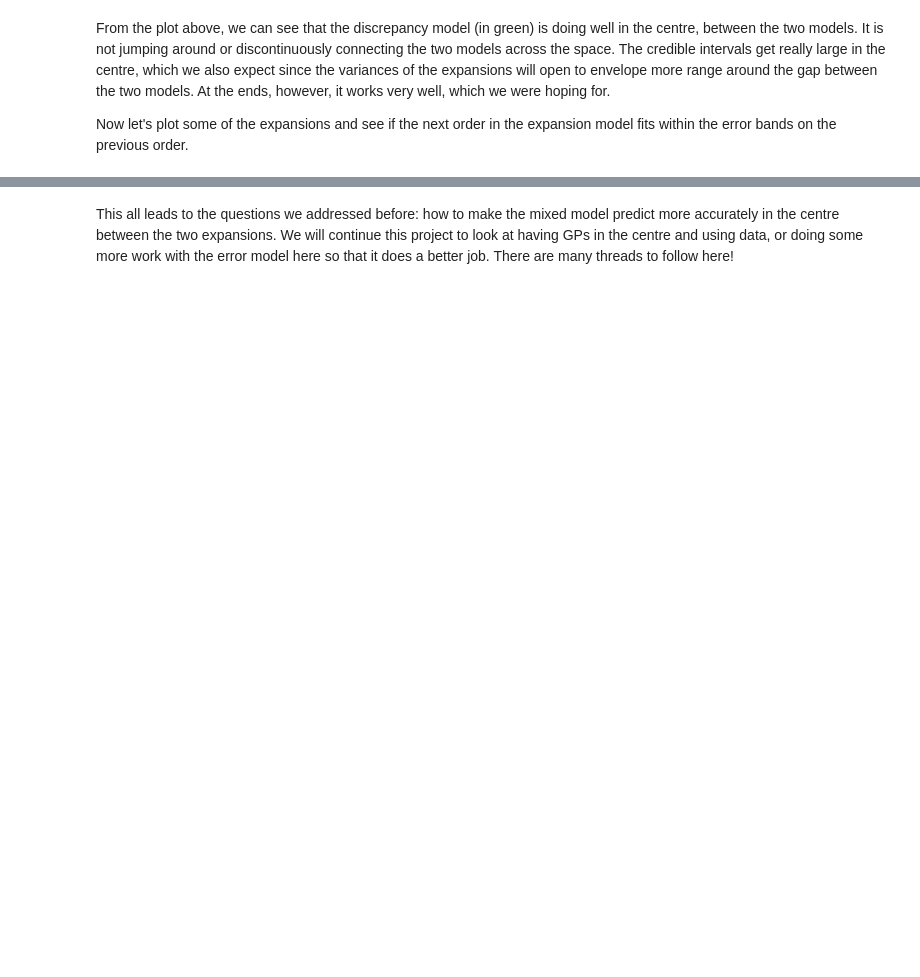
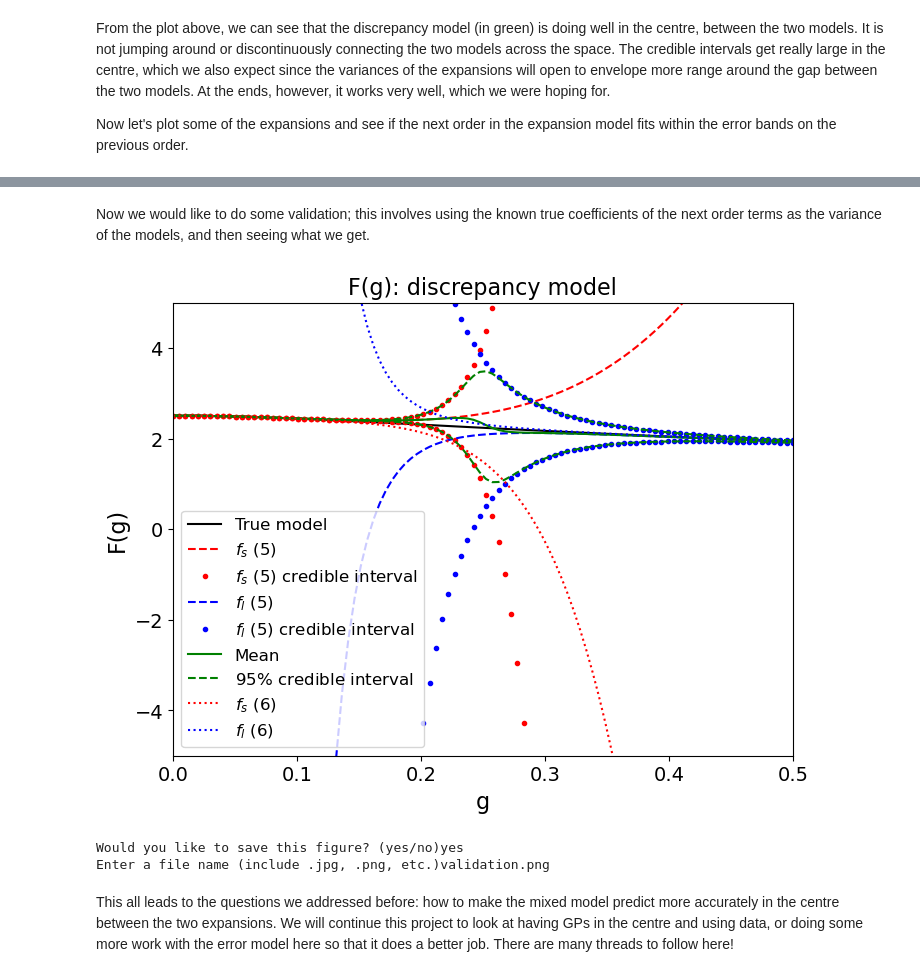
Before and after one commit to asemposki/SAMBA, a Jupyter notebook: Interactive_BMM_Sandbox.ipynb, the cells around one changed output, grey strips where cells are left out. Cells and saved outputs as stored; diff of their text form; code cells hidden in the pictures; blank space fills up the shorter version.

Commit message:
added validation ability (first phase)

```diff
--- a/Interactive_BMM_Sandbox.ipynb
+++ b/Interactive_BMM_Sandbox.ipynb
@@ -352,2 +370,11 @@ pdf = disc.fdagger(g, low, high, plot_fdagger=False, next_order=True)
+# %% [markdown]
+Now we would like to do some validation; this involves using the known true coefficients of the next order terms as the variance of the models, and then seeing what we get.
+# %%
+#next step goes here
+pdf = disc.fdagger(g, low, high, plot_fdagger=True, next_order=True, validation=True)
+# %% [output]
+[figure, added]
+Would you like to save this figure? (yes/no)yes
+Enter a file name (include .jpg, .png, etc.)validation.png
 # %% [markdown]
 This all leads to the questions we addressed before: how to make the mixed model predict more accurately in the centre between the two expansions. We will continue this project to look at having GPs in the centre and using data, or doing some more work with the error model here so that it does a better job. There are many threads to follow here!
```
Also changed, not shown: parts of 9 cells of this notebook, 1 other file.
